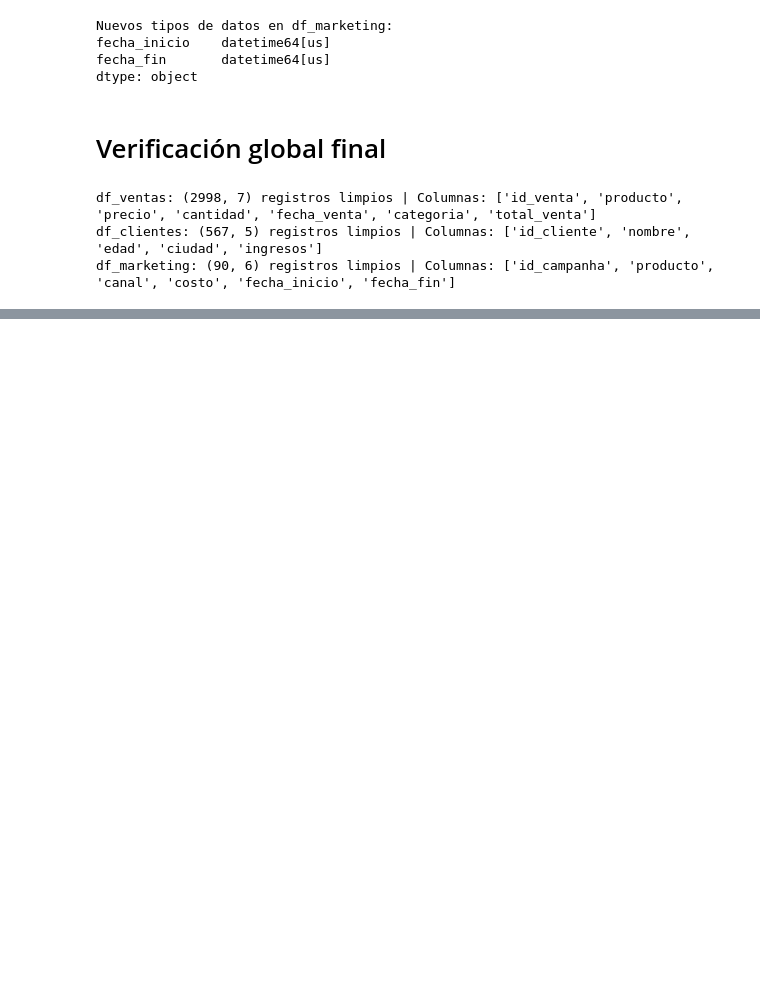
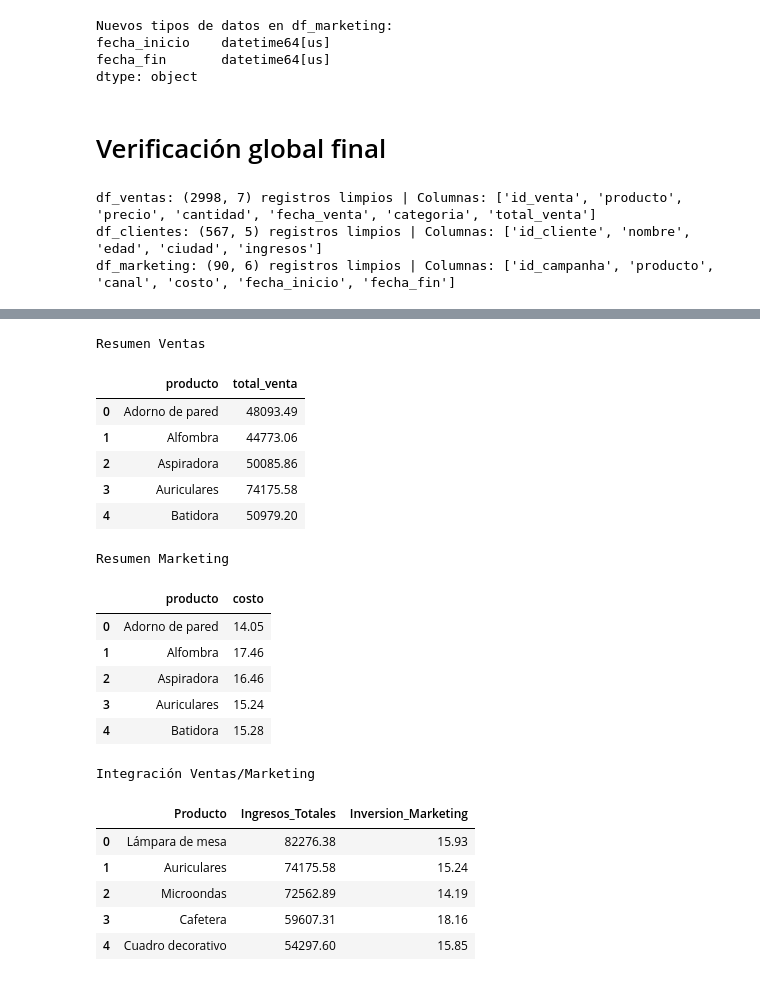
Before and after one commit to 1703xtt/ttvpre1, a Jupyter notebook: preentrega_1.ipynb, the cells around one changed output, grey strips where cells are left out. Saved outputs shown, nothing was run; the diff lists cells and outputs as text; code cells hidden in the pictures; blank space fills up the shorter version.

```diff
--- a/preentrega_1.ipynb
+++ b/preentrega_1.ipynb
@@ -610,0 +757,38 @@ df_marketing: (90, 6) registros limpios | Columnas: ['id_campanha', 'producto',
+# %%
+# 2. Integrar ambos DataFrames usando pd.merge() con inner join (Clase 08)
+df_integrado = pd.merge(resumen_ventas, resumen_mkt, on='producto', how='inner')
+
+# 3. Renombrar columnas para claridad y mostrar los primeros resultados
+df_integrado.columns = ['Producto', 'Ingresos_Totales', 'Inversion_Marketing']
+df_integrado = df_integrado.sort_values(by='Ingresos_Totales', ascending=False).reset_index(drop=True)
+
+print("Resumen Ventas")
+display(resumen_ventas.head())
+
+print("Resumen Marketing")
+display(resumen_mkt.head())
+
+print("Integración Ventas/Marketing")
+display(df_integrado.head(5))
+# %% [output]
+Resumen Ventas
+|  | producto | total_venta |
+| 0 | Adorno de pared | 48093.49 |
+| 1 | Alfombra | 44773.06 |
+| 2 | Aspiradora | 50085.86 |
+| 3 | Auriculares | 74175.58 |
+| 4 | Batidora | 50979.20 |
+Resumen Marketing
+|  | producto | costo |
+| 0 | Adorno de pared | 14.05 |
+| 1 | Alfombra | 17.46 |
+| 2 | Aspiradora | 16.46 |
+| 3 | Auriculares | 15.24 |
+| 4 | Batidora | 15.28 |
+Integración Ventas/Marketing
+|  | Producto | Ingresos_Totales | Inversion_Marketing |
+| 0 | Lámpara de mesa | 82276.38 | 15.93 |
+| 1 | Auriculares | 74175.58 | 15.24 |
+| 2 | Microondas | 72562.89 | 14.19 |
+| 3 | Cafetera | 59607.31 | 18.16 |
+| 4 | Cuadro decorativo | 54297.60 | 15.85 |
```
Also changed, not shown: parts of 32 cells of this notebook, 1 other file.
